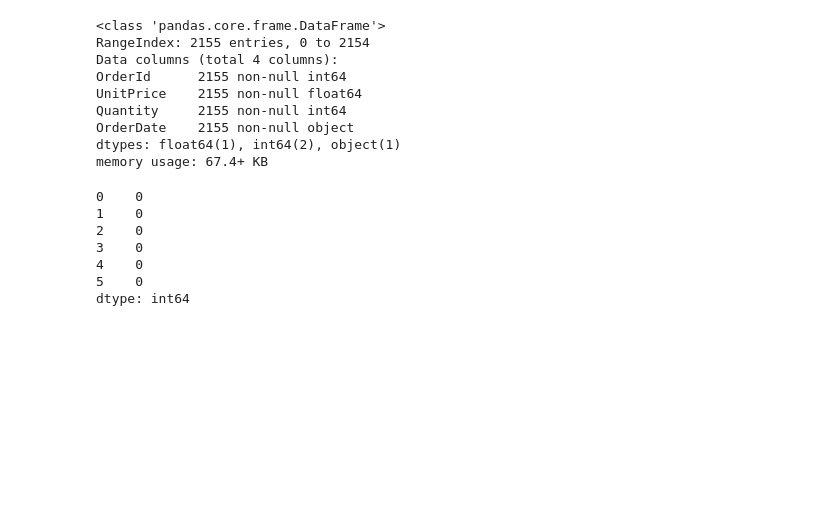
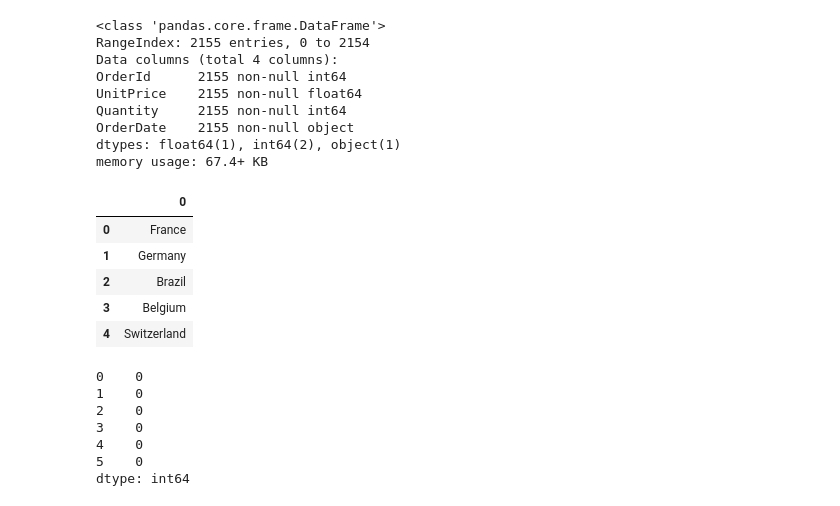
Before and after one commit to Sue-Mir/Module2_Project_Hypothesis_Testing, a Jupyter notebook: Student_Hypothesis_III.ipynb, the cells around one changed output. Drawn from its saved outputs; the diff is of its cells as text; code cells hidden in the pictures; blank space fills up the shorter version.

```diff
--- a/Student_Hypothesis_III.ipynb
+++ b/Student_Hypothesis_III.ipynb
@@ -147,6 +145,24 @@ cur.execute("SELECT * FROM OrderDetail;")
 
 # store results in a dataframe
 df_order_details_check_nulls = pd.DataFrame(cur.fetchall())
+# %%
+# query the database to find for non-technical presentation the orderdates of the data
+cur.execute('''
+     SELECT distinct(o.ShipCountry)
+     FROM `Order` o;
+     ''')
+
+# store results in a dataframe
+df_order_date_summary_check = pd.DataFrame(cur.fetchall())
+# %%
+df_order_date_summary_check.head()
+# %% [output]
+|  | 0 |
+| 0 | France |
+| 1 | Germany |
+| 2 | Brazil |
+| 3 | Belgium |
+| 4 | Switzerland |
 # %%
 df_order_details_check_nulls.isna().sum()
 # %% [output]
```
Also changed, not shown: parts of 12 cells of this notebook.
